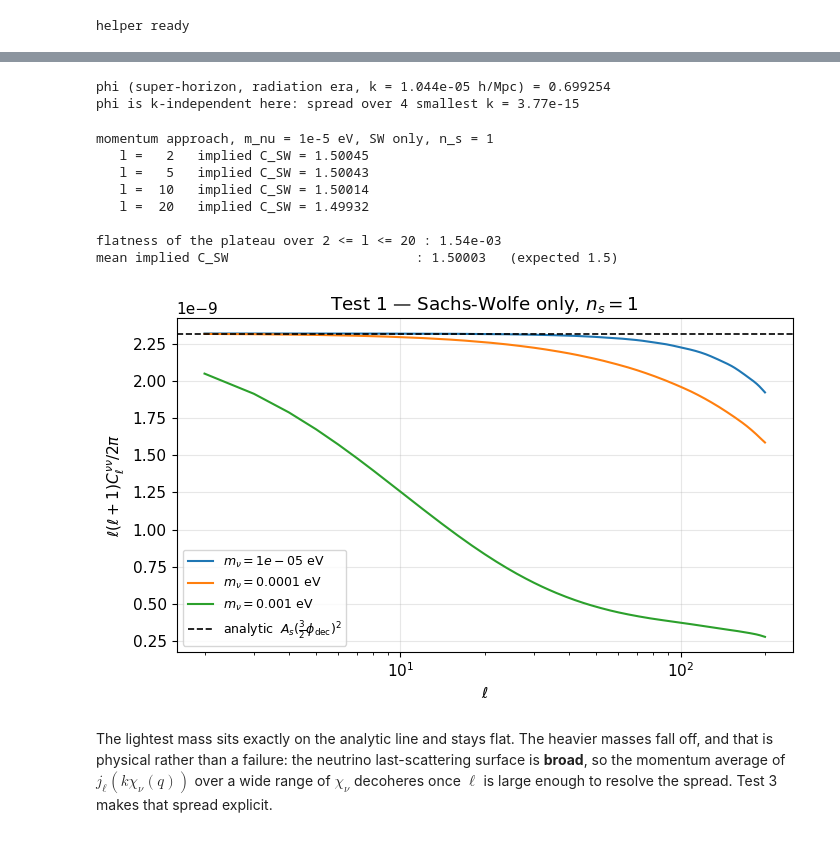
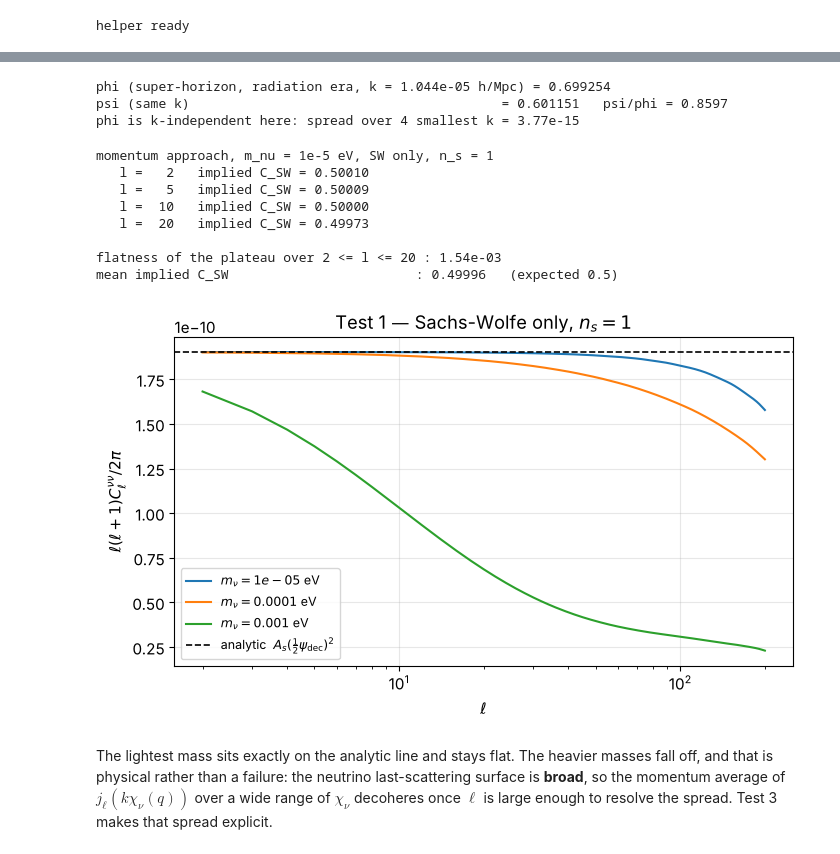
Before and after one commit to antonioraffaelli/class_public, a Jupyter notebook: notebooks/test_cnb_spectra.ipynb, the cells around one changed output, grey strips where cells are left out. Drawn from its saved outputs; the diff is of its cells as text; code cells hidden in the pictures.

```diff
--- a/notebooks/test_cnb_spectra.ipynb
+++ b/notebooks/test_cnb_spectra.ipynb
@@ -143,13 +144,16 @@ aux.set(dict(COSMO, output='mTk', gauge='newtonian',
 aux.compute()
 tr = aux.get_transfer(z=1.e6)
 PHI_RD = tr['phi'][0]
+PSI_RD = tr['psi'][0]   # the Newtonian potential: this is what the SW term multiplies
 K_MIN_HMPC = tr['k (h/Mpc)'][0]
 aux.struct_cleanup(); aux.empty()
 
 print(f"phi (super-horizon, radiation era, k = {K_MIN_HMPC:.3e} h/Mpc) = {PHI_RD:.6f}")
+print(f"psi (same k)                                        = {PSI_RD:.6f}   psi/phi = {PSI_RD/PHI_RD:.4f}")
 print(f"phi is k-independent here: spread over 4 smallest k = {np.ptp(tr['phi'][:4]):.2e}")
 # %% [output]
 phi (super-horizon, radiation era, k = 1.044e-05 h/Mpc) = 0.699254
+psi (same k)                                        = 0.601151   psi/phi = 0.8597
 phi is k-independent here: spread over 4 smallest k = 3.77e-15
 # %%
 A_s = COSMO['A_s']
@@ -159,40 +163,40 @@ ell, D_nn_sw, _, _ = run_cnb(masses_sw, approach='momentum',
                              contributions='sw', n_s=1.0, with_cmb=False)
 
 # implied C_SW from the plateau, for the lightest mass (single effective chi_nu)
-C_SW = np.sqrt(D_nn_sw[0][2:21] / A_s) / PHI_RD
+C_SW = np.sqrt(D_nn_sw[0][2:21] / A_s) / PSI_RD
 print("momentum approach, m_nu = 1e-5 eV, SW only, n_s = 1")
 for l in (2, 5, 10, 20):
-    print(f"   l = {l:>3}   implied C_SW = {np.sqrt(D_nn_sw[0][l]/A_s)/PHI_RD:.5f}")
+    print(f"   l = {l:>3}   implied C_SW = {np.sqrt(D_nn_sw[0][l]/A_s)/PSI_RD:.5f}")
 
 flatness = np.ptp(D_nn_sw[0][2:21]) / D_nn_sw[0][2]
 print(f"\nflatness of the plateau over 2 <= l <= 20 : {flatness:.2e}")
-print(f"mean implied C_SW                        : {C_SW.mean():.5f}   (expected 1.5)")
+print(f"mean implied C_SW                        : {C_SW.mean():.5f}   (expected 0.5)")
 
 RESULTS['1a. SW plateau is flat in l'] = flatness < 3e-3
-RESULTS['1b. SW coefficient = 3/2']    = abs(C_SW.mean() - 1.5) < 5e-3
+RESULTS['1b. SW coefficient = 1/2']    = abs(C_SW.mean() - 0.5) < 5e-3
 # %% [output]
 momentum approach, m_nu = 1e-5 eV, SW only, n_s = 1
-   l =   2   implied C_SW = 1.50045
-   l =   5   implied C_SW = 1.50043
-   l =  10   implied C_SW = 1.50014
-   l =  20   implied C_SW = 1.49932
+   l =   2   implied C_SW = 0.50010
+   l =   5   implied C_SW = 0.50009
+   l =  10   implied C_SW = 0.50000
+   l =  20   implied C_SW = 0.49973
 
 flatness of the plateau over 2 <= l <= 20 : 1.54e-03
-mean implied C_SW                        : 1.50003   (expected 1.5)
+mean implied C_SW                        : 0.49996   (expected 0.5)
 # %%
 fig, ax = plt.subplots()
-pred = A_s * (1.5 * PHI_RD)**2
+pred = A_s * (0.5 * PSI_RD)**2
 for i, m in enumerate(masses_sw):
     ax.plot(ell[2:], D_nn_sw[i][2:], label=rf'$m_\nu = {m:g}$ eV')
 ax.axhline(pred, color='k', ls='--', lw=1.2,
-           label=r'analytic  $A_s(\frac{3}{2}\phi_{\rm dec})^2$')
+           label=r'analytic  $A_s(\frac{1}{2}\psi_{\rm dec})^2$')
 ax.set_xscale('log'); ax.set_xlabel(r'$\ell$')
 ax.set_ylabel(r'$\ell(\ell+1)C_\ell^{\nu\nu}/2\pi$')
 ax.set_title('Test 1 — Sachs-Wolfe only, $n_s=1$')
 ax.legend()
 plt.tight_layout(); plt.show()
 # %% [output]
-[figure, old version]
+[figure, new version]
 # %% [markdown]
 The lightest mass sits exactly on the analytic line and stays flat. The heavier masses
 fall off, and that is physical rather than a failure: the neutrino last-scattering
```
Also changed, not shown: parts of 12 cells of this notebook.
